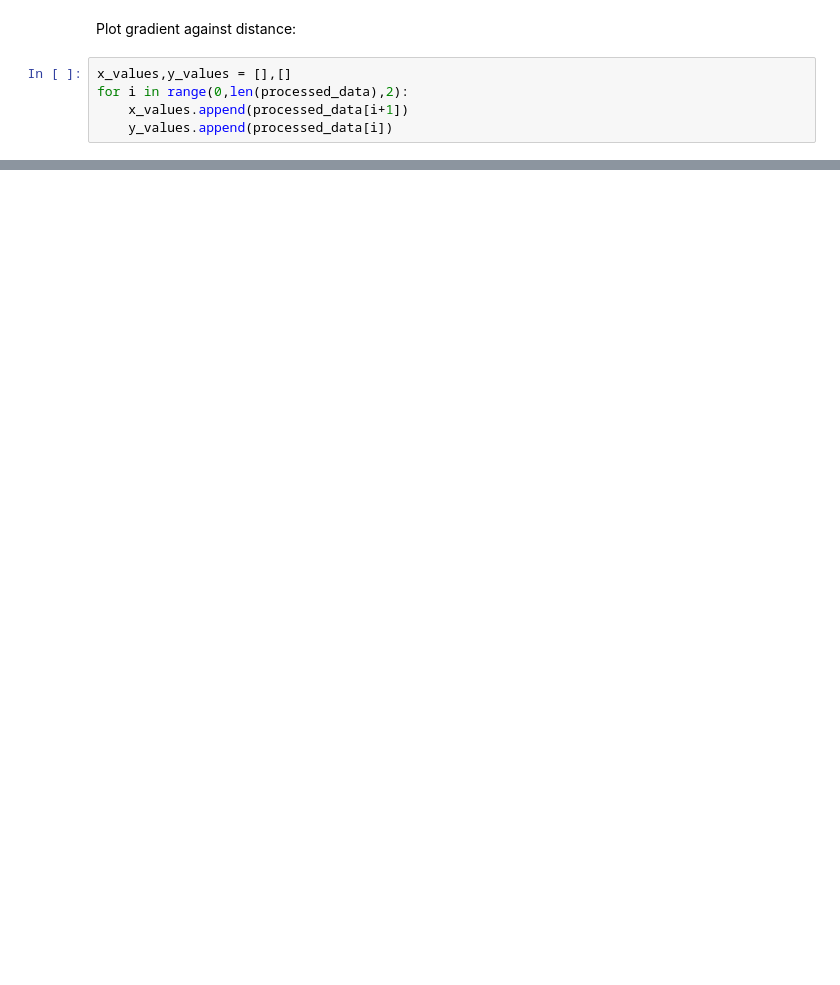
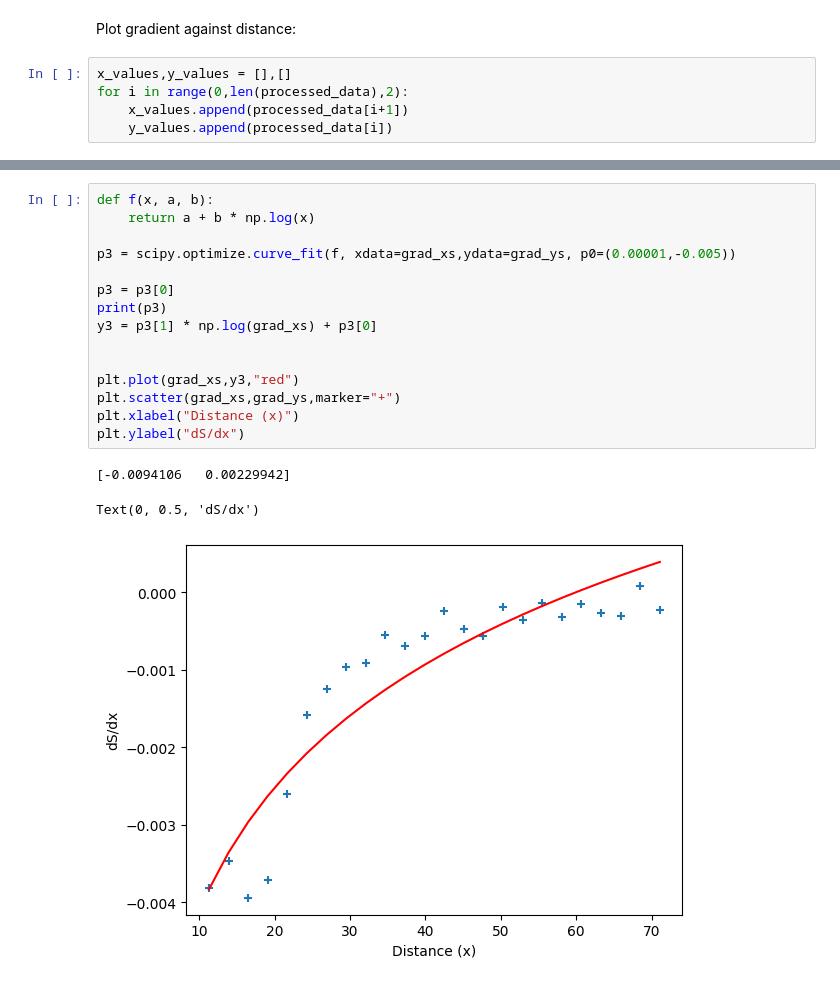
Before and after one commit to joshuamckean/prbx-code-jm, a Jupyter notebook: Code/Graphs.ipynb, the cells around one changed output, grey strips where cells are left out. Cells and saved outputs as stored; diff of their text form; blank space fills up the shorter version.

```diff
--- a/Code/Graphs.ipynb
+++ b/Code/Graphs.ipynb
@@ -90,0 +98,19 @@ plt.plot(x,y2,"red")
+# %%
+def f(x, a, b):
+    return a + b * np.log(x)
+
+p3 = scipy.optimize.curve_fit(f, xdata=grad_xs,ydata=grad_ys, p0=(0.00001,-0.005))
+
+p3 = p3[0]
+print(p3)
+y3 = p3[1] * np.log(grad_xs) + p3[0]
+
+
+plt.plot(grad_xs,y3,"red")
+plt.scatter(grad_xs,grad_ys,marker="+")
+plt.xlabel("Distance (x)")
+plt.ylabel("dS/dx")
+# %% [output]
+[-0.0094106   0.00229942]
+Text(0, 0.5, 'dS/dx')
+[figure, added]
```
Also changed, not shown: parts of 9 cells of this notebook, 2 other files.
